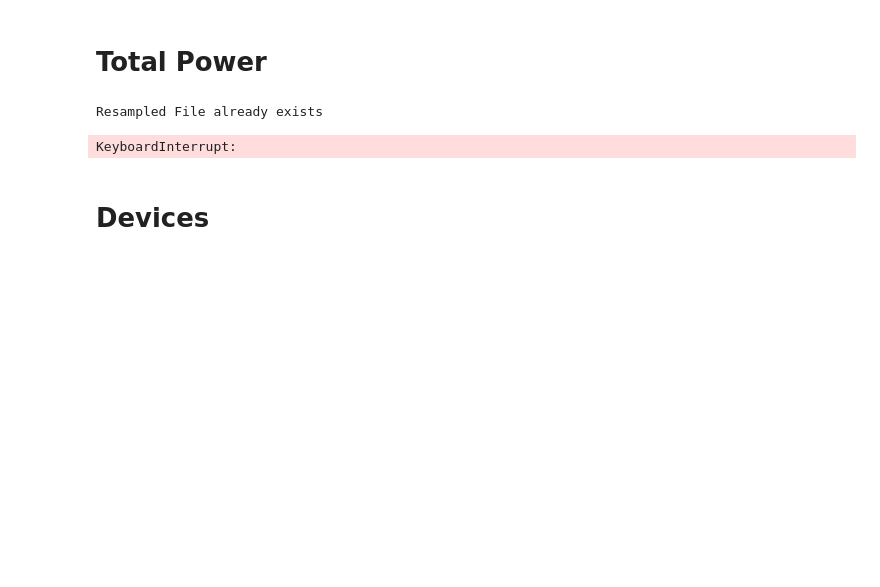
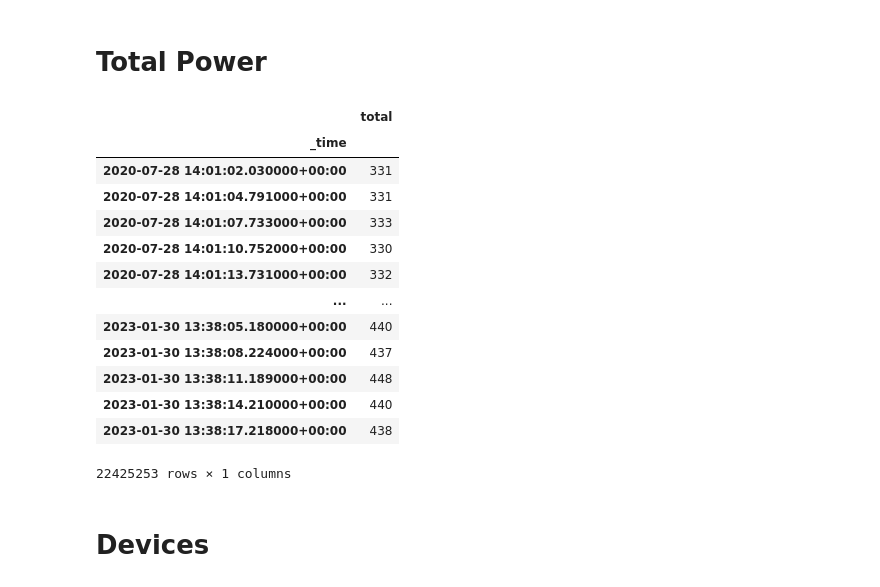
Before and after one commit to connected-intelligent-systems/ems-use-case-data, a Jupyter notebook: notebooks/02_resample_raw.ipynb, the cells around one changed output. Drawn from its saved outputs; the diff is of its cells as text; code cells hidden in the pictures; blank space fills up the shorter version.

```diff
--- a/notebooks/02_resample_raw.ipynb
+++ b/notebooks/02_resample_raw.ipynb
@@ -88,34 +89,51 @@ def cumsum_total_resample(df, freq):
 # %%
+import os
+
+
 if resampled_data_path.exists() and resampled_data_path.is_file():
     print("Resampled File already exists")
     resampled_data = pd.read_csv(
         resampled_data_path,
         index_col="_time",
         parse_dates=True,
         date_format="ISO8601",
     )
 else:
     data = pd.read_csv(
         raw_data_path,
         usecols=["_time", "_value"],
         index_col="_time",
         parse_dates=True,
         date_format="ISO8601",
     )
     data.rename(columns={"_value": "total"}, inplace=True)
+    display(data)
 
-    cumsum_total_resample(data, freq).to_csv(f"../data/resampled-{freq}/total_power_cumsum.csv")
+    # os.makedirs(f"../data/resampled-{freq}", exist_ok=True)
+    # cumsum_total_resample(data, freq).to_csv(f"../data/resampled-{freq}/total_power_cumsum.csv")
 
-    data.to_csv(Path(f"../data/total_power_raw.csv"))
+    # data.to_csv(Path(f"../data/total_power_raw.csv"))
 
     resampled_data_path.parent.mkdir(exist_ok=True, parents=True)
-    resampled_data = data.resample(freq).mean()
+    resampled_data = data.resample(freq).max() # !!! cahnge to max
     resampled_data.to_csv(resampled_data_path)
 
-display(resampled_data)
+# display(resampled_data)
 # %% [output]
+|  | total |
+| _time |  |
+| 2020-07-28 14:01:02.030000+00:00 | 331 |
+| 2020-07-28 14:01:04.791000+00:00 | 331 |
+| 2020-07-28 14:01:07.733000+00:00 | 333 |
+| 2020-07-28 14:01:10.752000+00:00 | 330 |
+| 2020-07-28 14:01:13.731000+00:00 | 332 |
+| ... | ... |
+| 2023-01-30 13:38:05.180000+00:00 | 440 |
+| 2023-01-30 13:38:08.224000+00:00 | 437 |
+| 2023-01-30 13:38:11.189000+00:00 | 448 |
+| 2023-01-30 13:38:14.210000+00:00 | 440 |
+| 2023-01-30 13:38:17.218000+00:00 | 438 |
-Resampled File already exists
+22425253 rows × 1 columns
-KeyboardInterrupt:
 # %% [markdown]
 # Devices
 # %%
```
Also changed, not shown: parts of 3 cells of this notebook, 5 other files.
